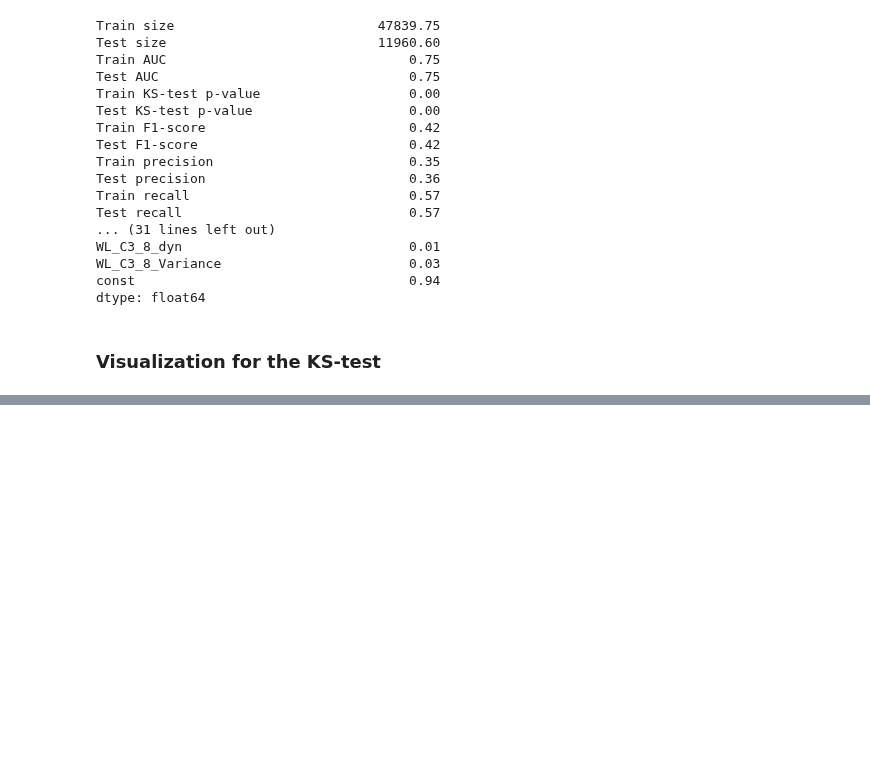
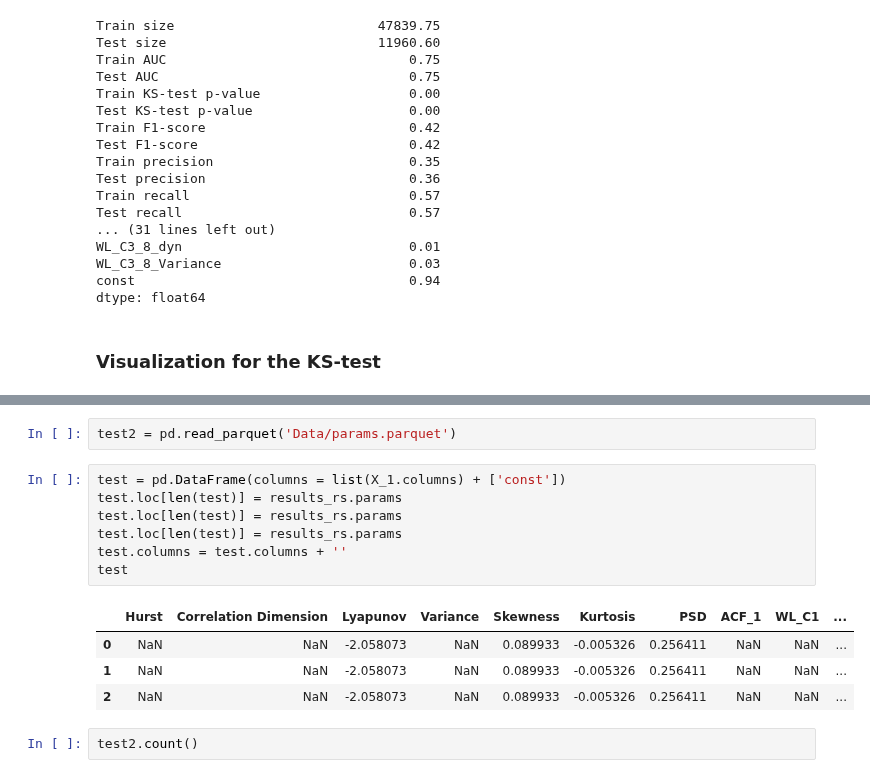
Before and after one commit to lebedevaale/early_warning_model, a Jupyter notebook: modelling.ipynb, the cells around one changed output, grey strips where cells are left out. Saved outputs shown, nothing was run; the diff lists cells and outputs as text; blank space fills up the shorter version.

```diff
--- a/modelling.ipynb
+++ b/modelling.ipynb
@@ -491,0 +489,16 @@ dict(results_rs.params).items
+# %%
+test2 = pd.read_parquet('Data/params.parquet')
+# %%
+test = pd.DataFrame(columns = list(X_1.columns) + ['const'])
+test.loc[len(test)] = results_rs.params
+test.loc[len(test)] = results_rs.params
+test.loc[len(test)] = results_rs.params
+test.columns = test.columns + ''
+test
+# %% [output]
+|  | Hurst | Correlation Dimension | Lyapunov | Variance | Skewness | Kurtosis | PSD | ACF_1 | WL_C1 | ... |
+| 0 | NaN | NaN | -2.058073 | NaN | 0.089933 | -0.005326 | 0.256411 | NaN | NaN | ... |
+| 1 | NaN | NaN | -2.058073 | NaN | 0.089933 | -0.005326 | 0.256411 | NaN | NaN | ... |
+| 2 | NaN | NaN | -2.058073 | NaN | 0.089933 | -0.005326 | 0.256411 | NaN | NaN | ... |
+# %%
+test2.count()
```
Also changed, not shown: parts of 3 cells of this notebook.
